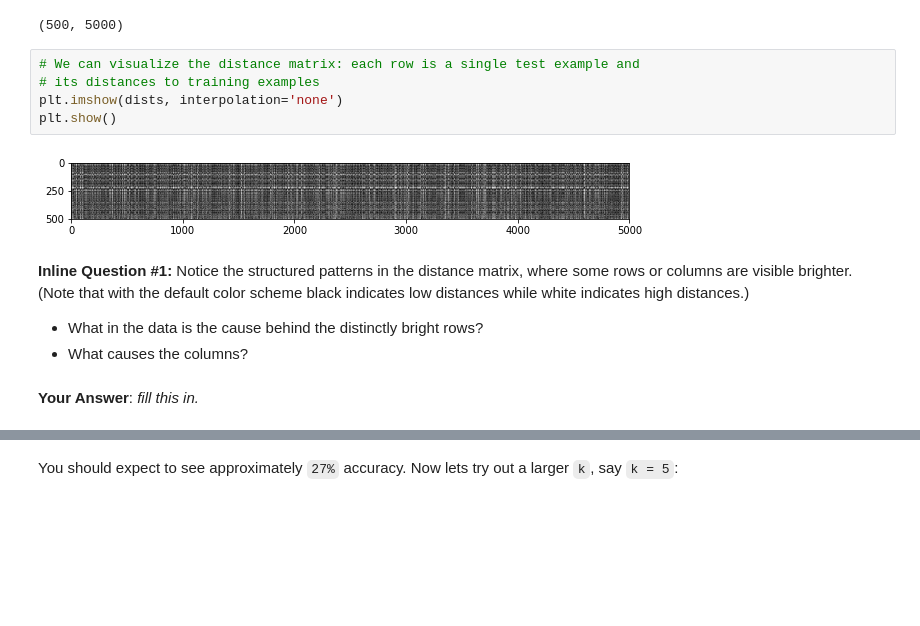
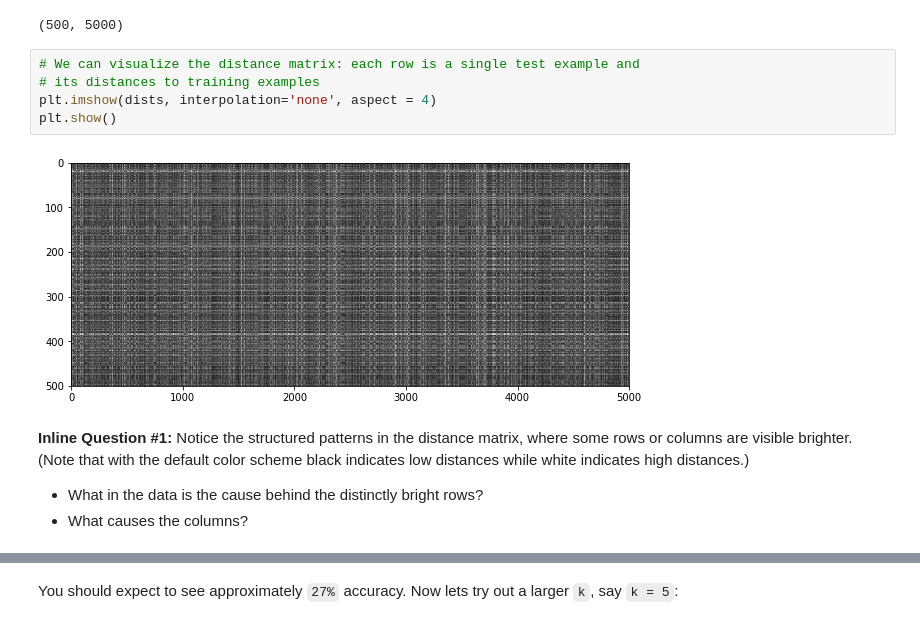
Before and after one commit to gafrom/cs231n, a Jupyter notebook: assignment1/knn.ipynb, the cells around one changed output, grey strips where cells are left out. Drawn from its saved outputs; the diff is of its cells as text; blank space fills up the shorter version.

```diff
--- a/assignment1/knn.ipynb
+++ b/assignment1/knn.ipynb
@@ -121,14 +121,12 @@ print(dists.shape)
 # %%
 # We can visualize the distance matrix: each row is a single test example and
 # its distances to training examples
-plt.imshow(dists, interpolation='none')
+plt.imshow(dists, interpolation='none', aspect = 4)
 plt.show()
 # %% [output]
-[figure, old version]
+[figure, new version]
 # %% [markdown]
 **Inline Question #1:** Notice the structured patterns in the distance matrix, where some rows or columns are visible brighter. (Note that with the default color scheme black indicates low distances while white indicates high distances.)
 
 - What in the data is the cause behind the distinctly bright rows?
 - What causes the columns?
-# %% [markdown]
-**Your Answer**: *fill this in.*
```
Also changed, not shown: parts of 6 cells of this notebook, 1 other file.
